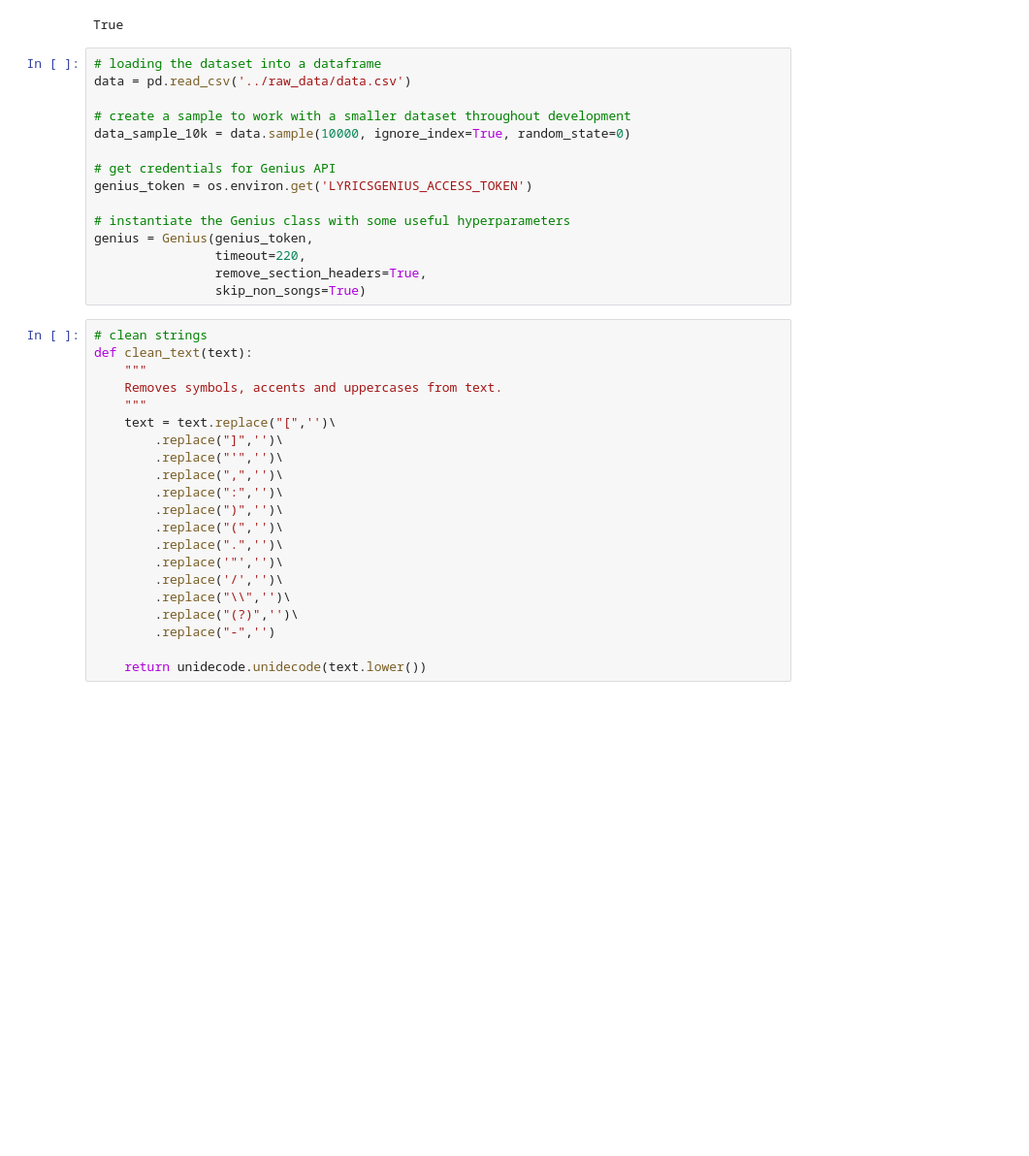
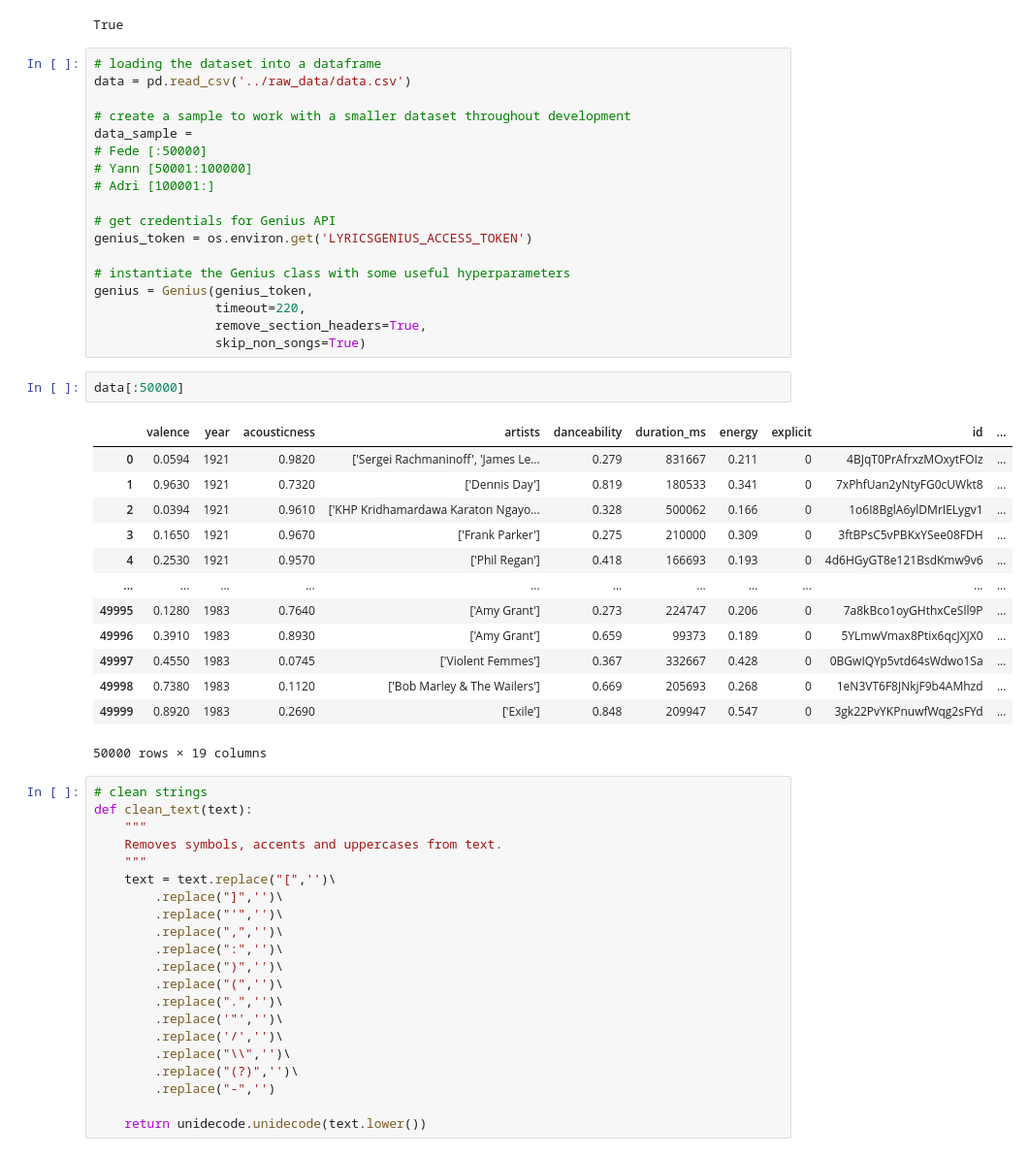
Before and after one commit to federicoeramirez/jars, a Jupyter notebook: notebooks/fede_lyrics+translate.ipynb, the cells around one changed output. Shown at 97% size. Drawn from its saved outputs; the diff is of its cells as text; blank space fills up the shorter version.

```diff
--- a/notebooks/fede_lyrics+translate.ipynb
+++ b/notebooks/fede_lyrics+translate.ipynb
@@ -19,7 +19,10 @@ True
 data = pd.read_csv('../raw_data/data.csv')
 
 # create a sample to work with a smaller dataset throughout development
-data_sample_10k = data.sample(10000, ignore_index=True, random_state=0)
+data_sample =
+# Fede [:50000]
+# Yann [50001:100000]
+# Adri [100001:]
 
 # get credentials for Genius API
 genius_token = os.environ.get('LYRICSGENIUS_ACCESS_TOKEN')
@@ -29,6 +32,22 @@ genius = Genius(genius_token,
                 timeout=220,
                 remove_section_headers=True,
                 skip_non_songs=True)
+# %%
+data[:50000]
+# %% [output]
+|  | valence | year | acousticness | artists | danceability | duration_ms | energy | explicit | id | ... |
+| 0 | 0.0594 | 1921 | 0.9820 | ['Sergei Rachmaninoff', 'James Le... | 0.279 | 831667 | 0.211 | 0 | 4BJqT0PrAfrxzMOxytFOIz | ... |
+| 1 | 0.9630 | 1921 | 0.7320 | ['Dennis Day'] | 0.819 | 180533 | 0.341 | 0 | 7xPhfUan2yNtyFG0cUWkt8 | ... |
+| 2 | 0.0394 | 1921 | 0.9610 | ['KHP Kridhamardawa Karaton Ngayo... | 0.328 | 500062 | 0.166 | 0 | 1o6I8BglA6ylDMrIELygv1 | ... |
+| 3 | 0.1650 | 1921 | 0.9670 | ['Frank Parker'] | 0.275 | 210000 | 0.309 | 0 | 3ftBPsC5vPBKxYSee08FDH | ... |
+| 4 | 0.2530 | 1921 | 0.9570 | ['Phil Regan'] | 0.418 | 166693 | 0.193 | 0 | 4d6HGyGT8e121BsdKmw9v6 | ... |
+| ... | ... | ... | ... | ... | ... | ... | ... | ... | ... | ... |
+| 49995 | 0.1280 | 1983 | 0.7640 | ['Amy Grant'] | 0.273 | 224747 | 0.206 | 0 | 7a8kBco1oyGHthxCeSll9P | ... |
+| 49996 | 0.3910 | 1983 | 0.8930 | ['Amy Grant'] | 0.659 | 99373 | 0.189 | 0 | 5YLmwVmax8Ptix6qcJXJX0 | ... |
+| 49997 | 0.4550 | 1983 | 0.0745 | ['Violent Femmes'] | 0.367 | 332667 | 0.428 | 0 | 0BGwIQYp5vtd64sWdwo1Sa | ... |
+| 49998 | 0.7380 | 1983 | 0.1120 | ['Bob Marley & The Wailers'] | 0.669 | 205693 | 0.268 | 0 | 1eN3VT6F8JNkjF9b4AMhzd | ... |
+| 49999 | 0.8920 | 1983 | 0.2690 | ['Exile'] | 0.848 | 209947 | 0.547 | 0 | 3gk22PvYKPnuwfWqg2sFYd | ... |
+50000 rows × 19 columns
 # %%
 # clean strings
 def clean_text(text):
```
Also changed, not shown: parts of 7 cells of this notebook, 3 other files.
